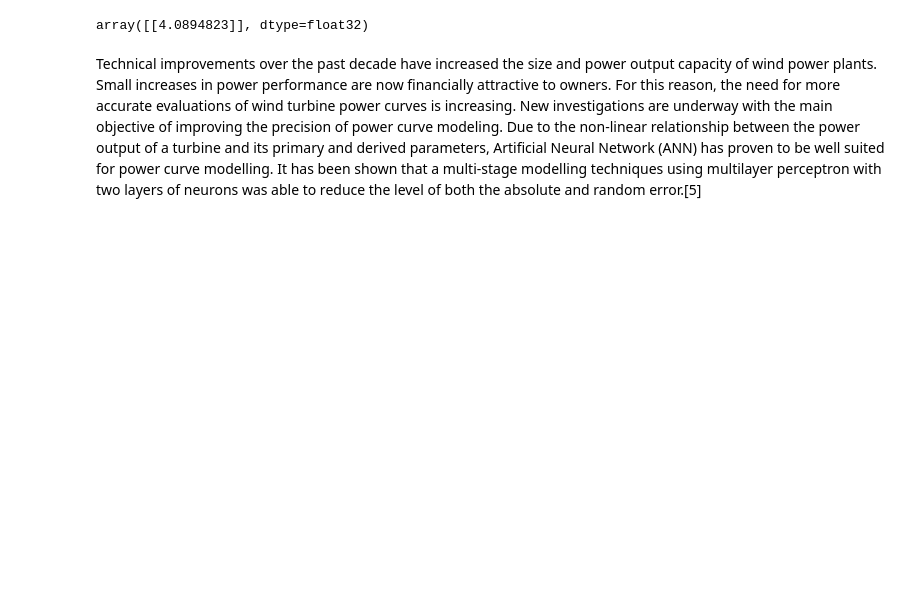
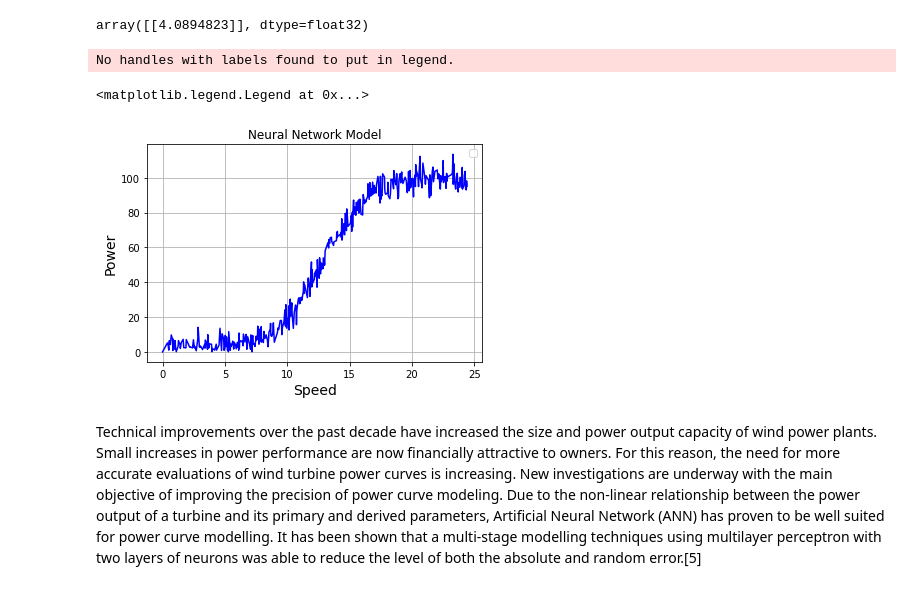
Before and after one commit to NiamhOL/Machine-Learning-and-Statistics-Project-2020, a Jupyter notebook: MLSProject2020.ipynb, the cells around one changed output. Drawn from its saved outputs; the diff is of its cells as text; code cells hidden in the pictures; blank space fills up the shorter version.

```diff
--- a/MLSProject2020.ipynb
+++ b/MLSProject2020.ipynb
@@ -502,6 +502,18 @@ array([[4.0846157]], dtype=float32)
 model.predict([5])
 # %% [output]
 array([[4.0894823]], dtype=float32)
+# %%
+
+plt.plot(X, y, 'b')
+plt.xlabel('Speed', fontsize='14')
+plt.ylabel('Power', fontsize='14')
+plt.title("Neural Network Model")
+plt.grid()
+plt.legend()
+# %% [output]
+No handles with labels found to put in legend.
+<matplotlib.legend.Legend at 0x...>
+[figure, added]
 # %% [markdown]
 Technical improvements over the past decade have increased the size and power output capacity of wind power plants. Small increases in power performance are now financially attractive to owners. For this reason, the need for more accurate evaluations of wind turbine power curves is increasing. New investigations are underway with the main objective of improving the precision of power curve modeling. Due to the non-linear relationship between the power output of a turbine and its primary and derived parameters, Artificial Neural Network (ANN) has proven to be well suited for power curve modelling. It has been shown that a multi-stage modelling techniques using multilayer perceptron with two layers of neurons was able to reduce the level of both the absolute and random error.[5]
 # %% [markdown]
```
Also changed, not shown: parts of 13 cells of this notebook.
